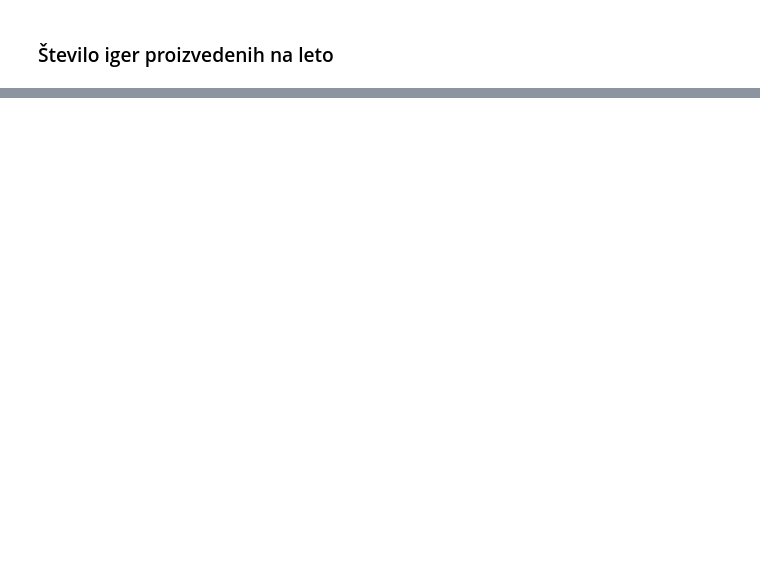
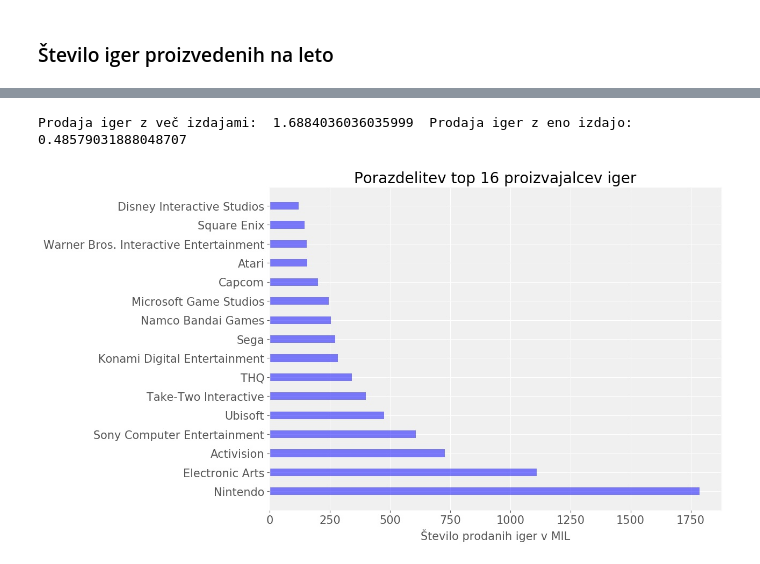
Before and after one commit to mh-developer/PR19MHATMF, a Jupyter notebook: src/skripte-matej/analiza.ipynb, the cells around one changed output, grey strips where cells are left out. Cells and saved outputs as stored; diff of their text form; code cells hidden in the pictures; blank space fills up the shorter version.

```diff
--- a/src/skripte-matej/analiza.ipynb
+++ b/src/skripte-matej/analiza.ipynb
@@ -111,0 +170,67 @@ N/A | 269
+# %%
+igre_s = dict()
+igre = dict()
+#Če je povprečje števila prodanih iger večje to pomeni da je so igre, z več platformami tudi bolj prodajane
+for key, value in videogames_data.items():
+    for atribut, vrednost in value.items():
+        if atribut == "Name":
+            name = vrednost
+        if atribut == "Global_Sales":
+            sales = vrednost
+    if name in igre_s:
+        igre_s[name] += float(sales)
+    else:
+        igre_s[name] = float(sales)
+    if name in igre:
+        igre[name] += 1
+    else:
+        igre[name] = 1
+c = 0
+c2 = 0
+sum_m = 0
+sum_o = 0
+for i in sorted(igre):
+    if igre.get(i) > 1:
+        sum_m +=igre_s.get(i)
+        c +=1
+    else:
+        sum_o +=igre_s.get(i)
+        c2 +=1
+
+avg_m = sum_m/c
+avg_o = sum_o/c2
+
+print("Prodaja iger z več izdajami: ",avg_m," Prodaja iger z eno izdajo: ",avg_o)
+# %% [output]
+Prodaja iger z več izdajami:  1.6884036036035999  Prodaja iger z eno izdajo:  0.48579031888048707
+# %%
+ig = dict()
+for key, value in videogames_data.items():
+    for atribut, vrednost in value.items():
+        if atribut == "Publisher":
+            name = vrednost
+        if atribut == "Global_Sales":
+            sales = vrednost
+    if name in ig:
+        ig[name] += float(sales)
+    else:
+        ig[name] = float(sales)
+
+names = list()
+values = list()
+for name,val in sorted(ig.items(), key=operator.itemgetter(1), reverse=True):
+    if val > 100:
+        names.append(name)
+        values.append(val)
+fig = plt.figure(figsize=(14, 10))
+y_pos = np.arange(len(names)) * 2
+plt.axes([0.35,0.2, 0.60, 0.60])
+plt.barh(y_pos, values, align='center', alpha=0.5, color='blue')
+plt.yticks(y_pos, names, fontsize=15)
+plt.xticks(fontsize=15)
+plt.xlabel("Število prodanih iger v MIL", fontsize=15)
+plt.title("Porazdelitev top 16 proizvajalcev iger", fontsize=20)
+plt.show()
+fig.savefig('../../slike/stevilo_iger_prodanih_od_proizvajalcev_16.png')
+# %% [output]
+[figure, added]
```
Also changed, not shown: parts of 4 cells of this notebook, 13 other files.
